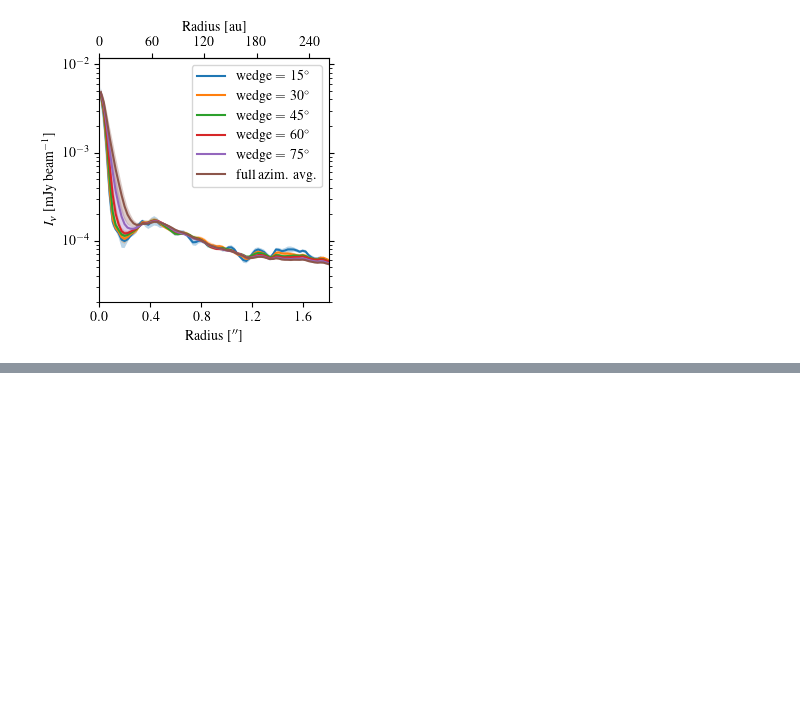
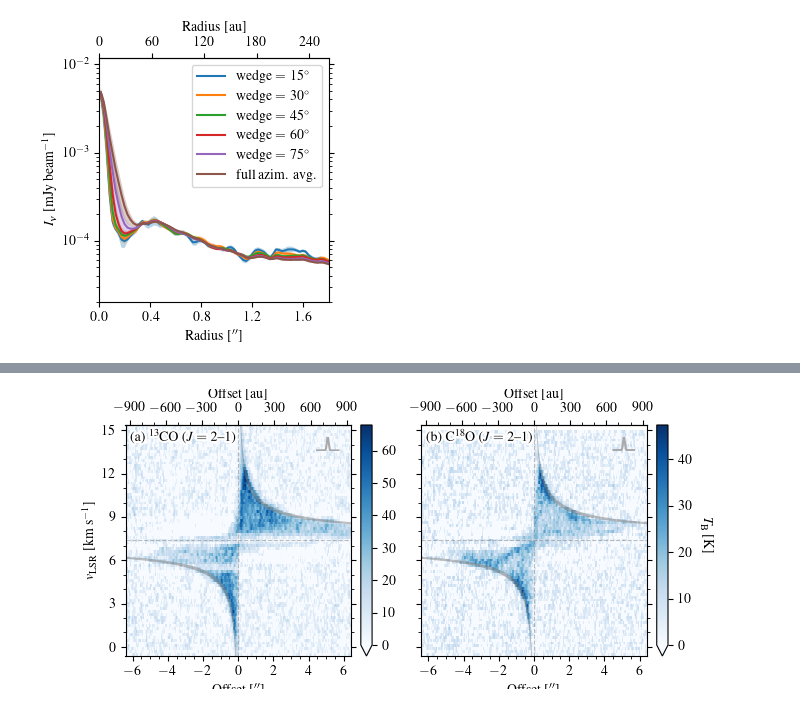
Before and after one commit to yyamato-as/edisk-L1489IRS, a Jupyter notebook: figure_for_paper.ipynb, the cells around one changed output, grey strips where cells are left out. Saved outputs shown, nothing was run; the diff lists cells and outputs as text; code cells hidden in the pictures; blank space fills up the shorter version.

```diff
--- a/figure_for_paper.ipynb
+++ b/figure_for_paper.ipynb
@@ -938,0 +1122,78 @@ insax.get_xticklabels()
+# %%
+import eDiskplot as eplot
+from eDisk_source_dict import source_dict
+import matplotlib.patheffects as pe
+
+source = "L1489IRS"
+vsys = source_dict[source]["vsys"]
+# Mstar = source_dict[source]["Mstar"]
+Mstar = (1.498, 1.911)
+distance = source_dict[source]["distance"]
+incl = source_dict[source]["incl"]
+
+def arcsec2au(r):
+    return r * distance
+
+def au2arcsec(r):
+    return r / distance
+
+### add beam prfoiel
+def add_beam_profile(ax, beam, width_aspect=0.2, loc="upper right", aspect=0.6, **kwargs):
+    xmin, xmax = ax.get_xlim()
+    width = beam / (xmax - xmin) / width_aspect
+    height = width * aspect
+    if loc == "upper right":
+        loc = [0.95-width, 0.95-height, width, height]
+    elif loc == "lower left":
+        loc = [0.05, 0.05, width, height]
+    insax = ax.inset_axes(loc)
+    x = np.arange(-0.5, 0.5, 0.001)
+    beam_sigma = au.FWHM_to_sigma(width_aspect)
+    y = np.exp(- x**2/(2*beam_sigma**2))
+    color = kwargs.pop("color", "grey")
+    insax.plot(x, y, color=color, **kwargs)
+    insax.axis("off")
+
+### PV diagrams of C18O and 13CO
+imagename = {"13CO": "./VADP/L1489IRS_SBLB_13CO_robust_1.0_dv0.2.pbcor.PV_PA67.2deg.fits", "C18O": "./VADP/L1489IRS_SBLB_C18O_robust_1.0_dv0.2.pbcor.PV_PA67.2deg.fits"}
+rmax = 6.4
+label = ["(a)", "(b)"]
+
+fig, axes = plt.subplots(1,2, figsize=(7,3), sharex=True, sharey=True)#, constrained_layout=True)
+
+for i, (ax, line) in enumerate(zip(axes, imagename.keys())):
+    pvmap = PVDiagram(imagename[line], ax=ax)
+    pvmap.convert_unit()
+    pvmap.plot_colormap(cmap="Blues", vmin=0.0)
+    pvmap.add_Keplerian_curve(Mstar=Mstar, distance=distance, incl=incl, vsys=vsys, rotation_sense=-1, color="gray", alpha=0.5, edgecolor=None)
+    pvmap.ax.set(xlim=(-rmax, rmax), ylim=(vsys-8, vsys+8), facecolor="white", xlabel="Offset [$^{\prime\prime}$]", ylabel="$v_\mathrm{LSR}$ [km s$^{-1}$]" if i == 0 else None)
+    pvmap.ax.tick_params(top=False, which="both")
+    # pvmap.ax.minorticks_on()
+    pvmap.set_xaxis_ticker(minor=True, majornticks=7, minornticks=28)
+    pvmap.set_yaxis_ticker(minor=True, majornticks=6, minornticks=18)
+
+    pvmap.ax.axhline(y=nom_vsys, color="grey", lw=0.8, alpha=0.5, ls="dashed")
+    pvmap.ax.axvline(x=0.0, color="grey", lw=0.8, alpha=0.5, ls="dashed")
+    pvmap.add_colorbar(label="$T_\mathrm{B}$ [K]" if i == 1 else None, labelpad=15)
+    # pvmap.ax.grid(alpha=0.25)
+    pvmap.ax.annotate(
+            text=label[i] + " " + eplot.linelabel[line],
+            xy=(0.02, 0.98),
+            xycoords="axes fraction",
+            color="black",
+            ha="left",
+            va="top",
+            path_effects=[pe.Stroke(linewidth=3, foreground="white"), pe.Normal()],
+        )
+
+    add_beam_profile(ax=pvmap.ax, beam=pvmap.bmaj, width_aspect=0.1, color="darkgrey")
+
+    ### topax
+    topax = pvmap.ax.secondary_xaxis("top", functions=(arcsec2au, au2arcsec))
+    topax.xaxis.set_major_locator(ticker.MultipleLocator(300))
+    topax.xaxis.set_minor_locator(ticker.MultipleLocator(100))
+    topax.set_xlabel("Offset [au]")
+
+    fig.savefig("./figure/13CO_C18O_PV_diagram.pdf", bbox_inches="tight", pad_inches=0.01)
+# %% [output]
+[figure, added]
```
Also changed, not shown: parts of 20 cells of this notebook, 48 other files.
